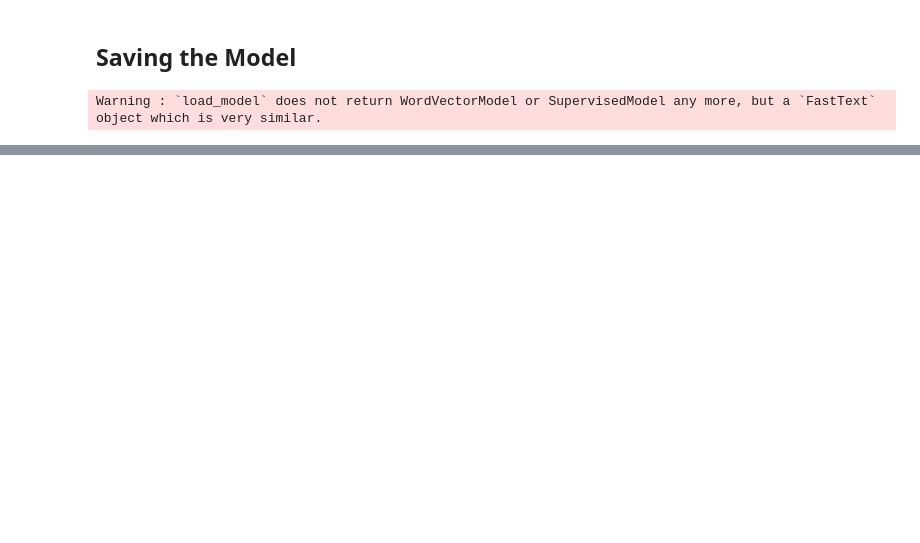
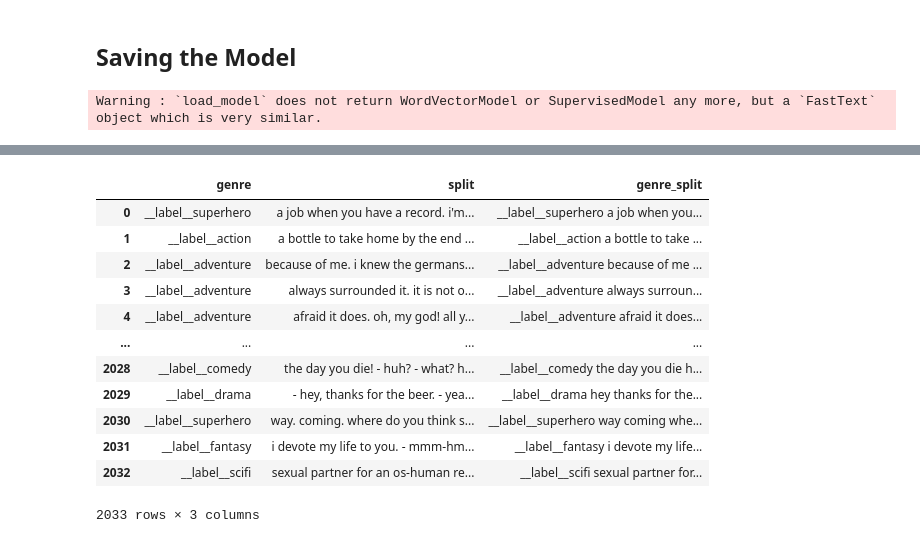
Before and after one commit to tiost100/Movie-Genre-Recognition, a Jupyter notebook: fasttext_classifier.ipynb, the cells around one changed output, grey strips where cells are left out. Saved outputs shown, nothing was run; the diff lists cells and outputs as text; code cells hidden in the pictures; blank space fills up the shorter version.

```diff
--- a/fasttext_classifier.ipynb
+++ b/fasttext_classifier.ipynb
@@ -304,0 +334,16 @@ model.predict("you try out for the village people")
+# %%
+test_ignore
+# %% [output]
+|  | genre | split | genre_split |
+| 0 | __label__superhero | a job when you have a record. i'm... | __label__superhero a job when you... |
+| 1 | __label__action | a bottle to take home by the end ... | __label__action a bottle to take ... |
+| 2 | __label__adventure | because of me. i knew the germans... | __label__adventure because of me ... |
+| 3 | __label__adventure | always surrounded it. it is not o... | __label__adventure always surroun... |
+| 4 | __label__adventure | afraid it does. oh, my god! all y... | __label__adventure afraid it does... |
+| ... | ... | ... | ... |
+| 2028 | __label__comedy | the day you die! - huh? - what? h... | __label__comedy the day you die h... |
+| 2029 | __label__drama | - hey, thanks for the beer. - yea... | __label__drama hey thanks for the... |
+| 2030 | __label__superhero | way. coming. where do you think s... | __label__superhero way coming whe... |
+| 2031 | __label__fantasy | i devote my life to you. - mmm-hm... | __label__fantasy i devote my life... |
+| 2032 | __label__scifi | sexual partner for an os-human re... | __label__scifi sexual partner for... |
+2033 rows × 3 columns
```
Also changed, not shown: parts of 20 cells of this notebook.
